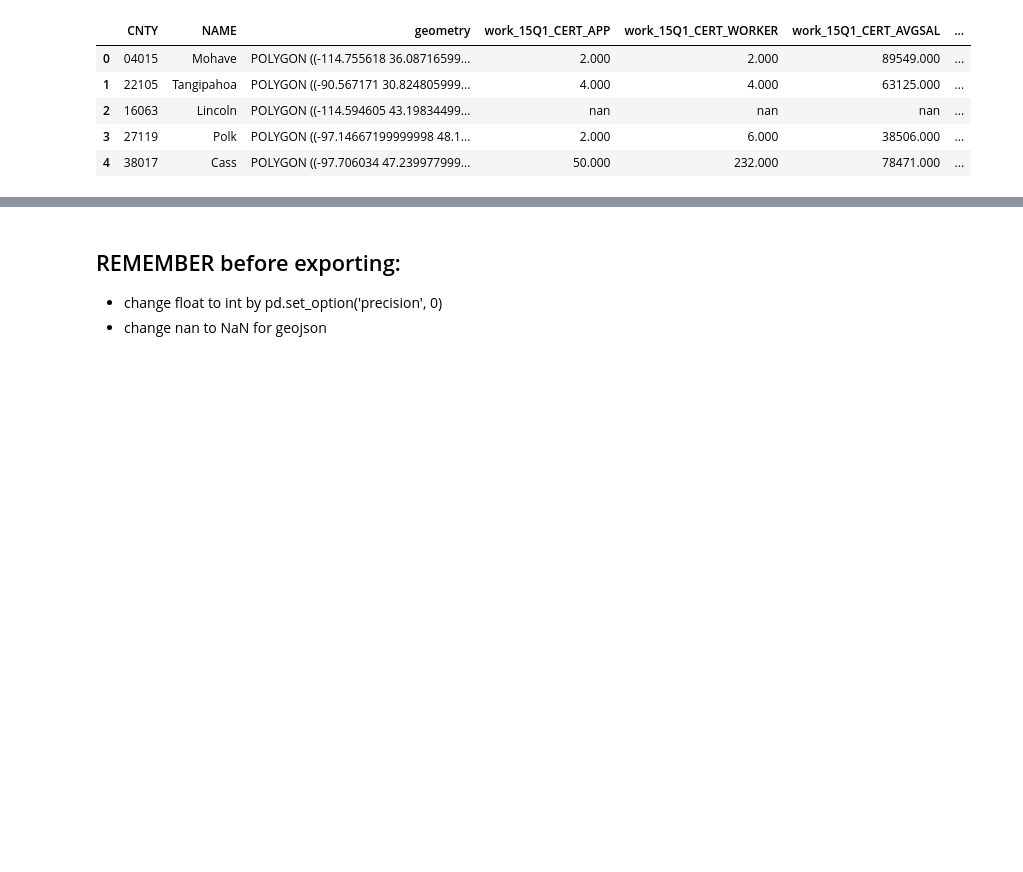
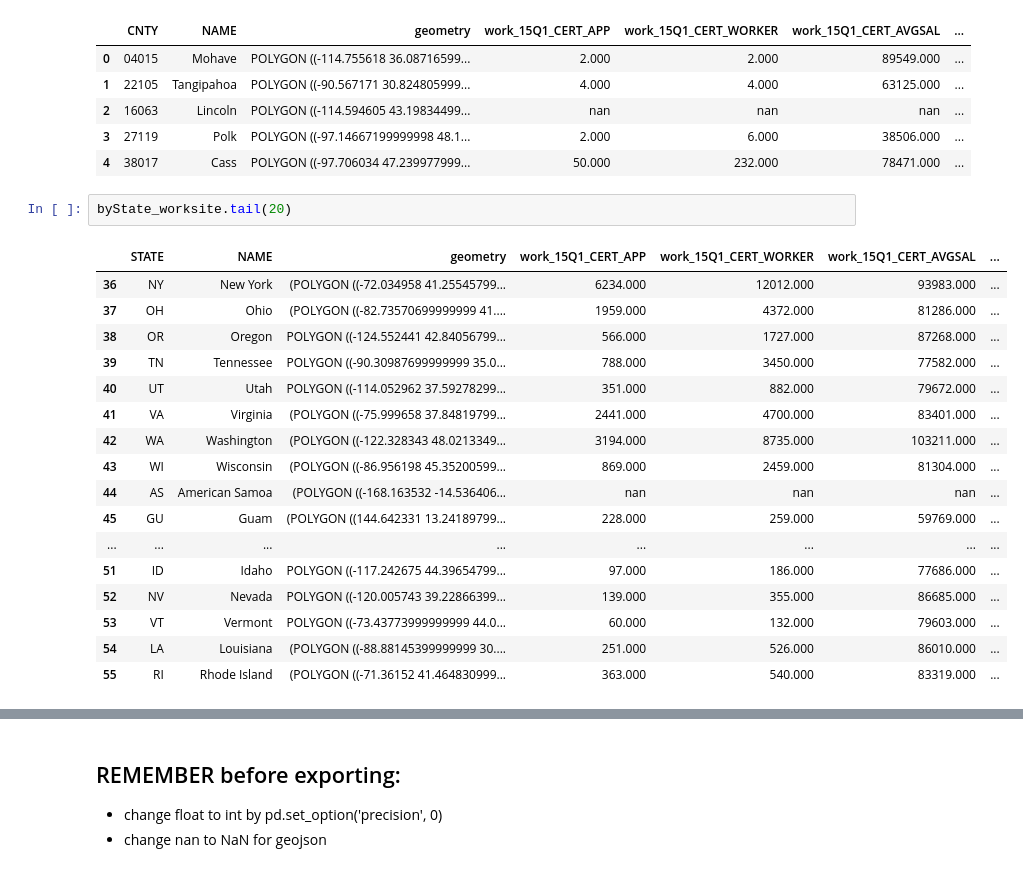
Before and after one commit to aakims/american-dreams.temp, a Jupyter notebook: notebook/Reshaping-Exporting for vector tiles.ipynb, the cells around one changed output, grey strips where cells are left out. Drawn from its saved outputs; the diff is of its cells as text; blank space fills up the shorter version.

```diff
--- a/notebook/Reshaping-Exporting for vector tiles.ipynb
+++ b/notebook/Reshaping-Exporting for vector tiles.ipynb
@@ -484,3 +494,23 @@ byCounty_worksite.head()
 | 2 | 16063 | Lincoln | POLYGON ((-114.594605 43.19834499... | nan | nan | nan | ... |
 | 3 | 27119 | Polk | POLYGON ((-97.14667199999998 48.1... | 2.000 | 6.000 | 38506.000 | ... |
 | 4 | 38017 | Cass | POLYGON ((-97.706034 47.239977999... | 50.000 | 232.000 | 78471.000 | ... |
+# %%
+byState_worksite.tail(20)
+# %% [output]
+|  | STATE | NAME | geometry | work_15Q1_CERT_APP | work_15Q1_CERT_WORKER | work_15Q1_CERT_AVGSAL | ... |
+| 36 | NY | New York | (POLYGON ((-72.034958 41.25545799... | 6234.000 | 12012.000 | 93983.000 | ... |
+| 37 | OH | Ohio | (POLYGON ((-82.73570699999999 41.... | 1959.000 | 4372.000 | 81286.000 | ... |
+| 38 | OR | Oregon | POLYGON ((-124.552441 42.84056799... | 566.000 | 1727.000 | 87268.000 | ... |
+| 39 | TN | Tennessee | POLYGON ((-90.30987699999999 35.0... | 788.000 | 3450.000 | 77582.000 | ... |
+| 40 | UT | Utah | POLYGON ((-114.052962 37.59278299... | 351.000 | 882.000 | 79672.000 | ... |
+| 41 | VA | Virginia | (POLYGON ((-75.999658 37.84819799... | 2441.000 | 4700.000 | 83401.000 | ... |
+| 42 | WA | Washington | (POLYGON ((-122.328343 48.0213349... | 3194.000 | 8735.000 | 103211.000 | ... |
+| 43 | WI | Wisconsin | (POLYGON ((-86.956198 45.35200599... | 869.000 | 2459.000 | 81304.000 | ... |
+| 44 | AS | American Samoa | (POLYGON ((-168.163532 -14.536406... | nan | nan | nan | ... |
+| 45 | GU | Guam | (POLYGON ((144.642331 13.24189799... | 228.000 | 259.000 | 59769.000 | ... |
+| ... | ... | ... | ... | ... | ... | ... | ... |
+| 51 | ID | Idaho | POLYGON ((-117.242675 44.39654799... | 97.000 | 186.000 | 77686.000 | ... |
+| 52 | NV | Nevada | POLYGON ((-120.005743 39.22866399... | 139.000 | 355.000 | 86685.000 | ... |
+| 53 | VT | Vermont | POLYGON ((-73.43773999999999 44.0... | 60.000 | 132.000 | 79603.000 | ... |
+| 54 | LA | Louisiana | (POLYGON ((-88.88145399999999 30.... | 251.000 | 526.000 | 86010.000 | ... |
+| 55 | RI | Rhode Island | (POLYGON ((-71.36152 41.464830999... | 363.000 | 540.000 | 83319.000 | ... |
```
Also changed, not shown: parts of 14 cells of this notebook, 5 other files.
